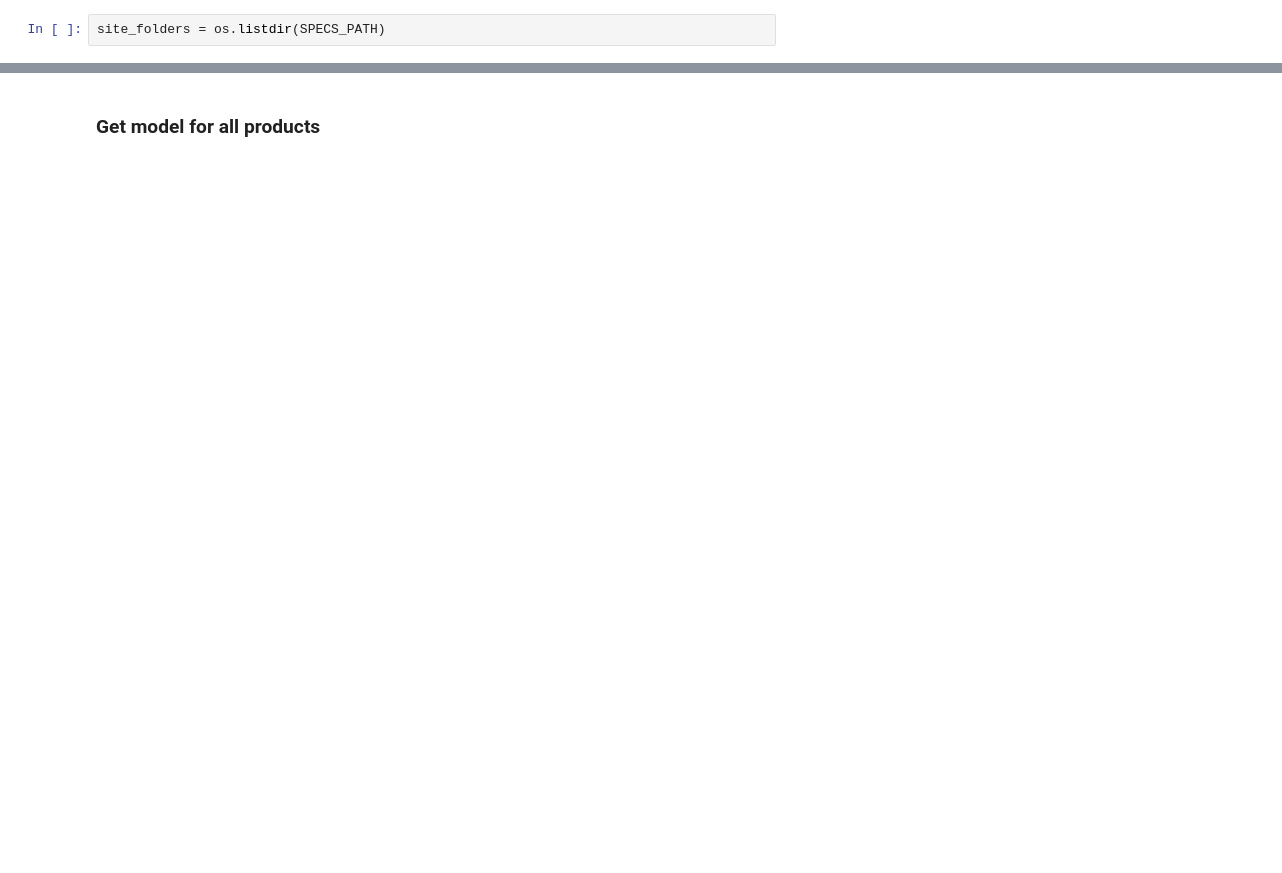
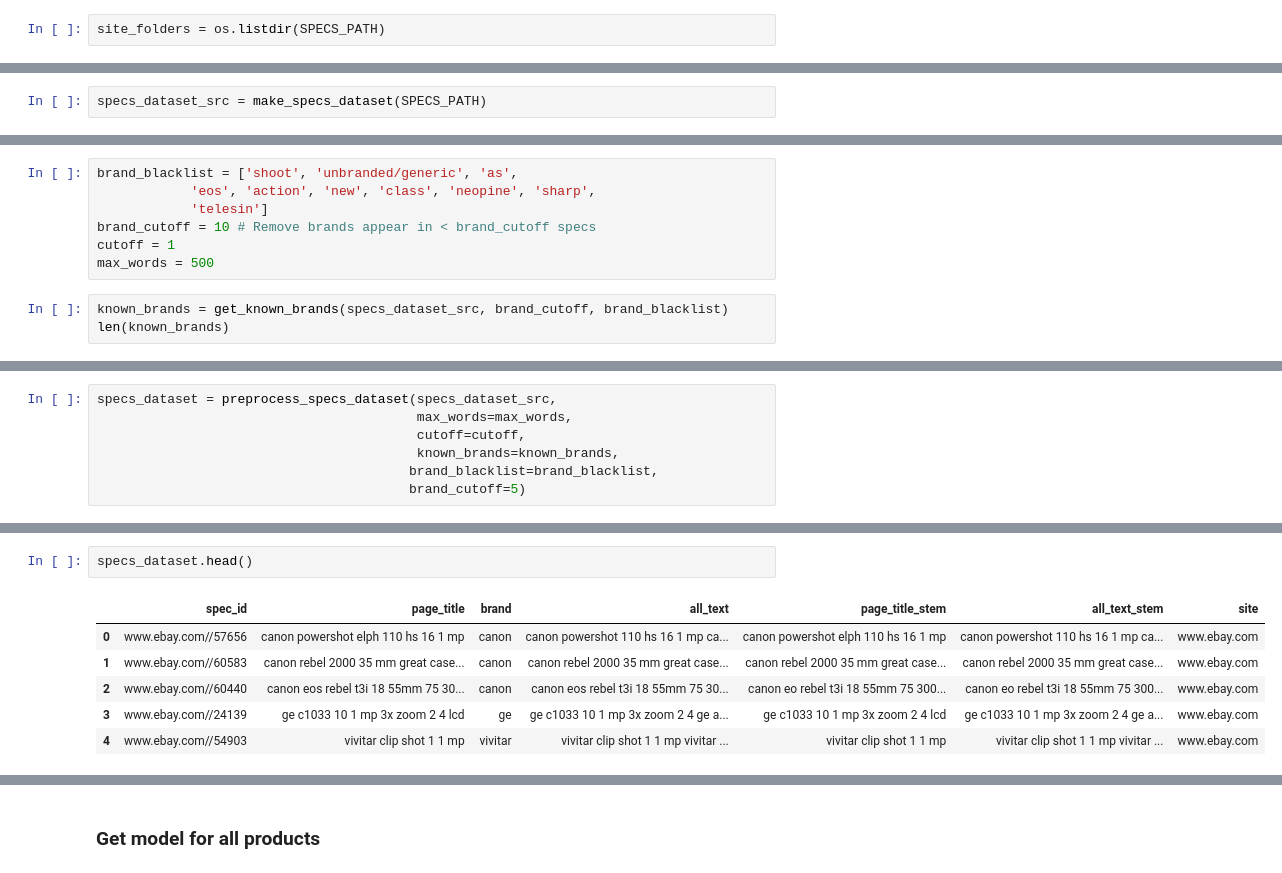
Before and after one commit to btseytlin/Sigmod-Competition, a Jupyter notebook: notebooks/second_method.ipynb, the cells around one changed output, grey strips where cells are left out. Cells and saved outputs as stored; diff of their text form; blank space fills up the shorter version.

```diff
--- a/notebooks/second_method.ipynb
+++ b/notebooks/second_method.ipynb
@@ -169,0 +63,2 @@ Please use `tqdm.notebook.tqdm` instead of `tqdm.tqdm_notebook`
+# %%
+specs_dataset_src = make_specs_dataset(SPECS_PATH)
@@ -169,0 +119,10 @@ Please use `tqdm.notebook.tqdm` instead of `tqdm.tqdm_notebook`
+# %%
+brand_blacklist = ['shoot', 'unbranded/generic', 'as',
+            'eos', 'action', 'new', 'class', 'neopine', 'sharp',
+            'telesin']
+brand_cutoff = 10 # Remove brands appear in < brand_cutoff specs
+cutoff = 1
+max_words = 500
+# %%
+known_brands = get_known_brands(specs_dataset_src, brand_cutoff, brand_blacklist)
+len(known_brands)
@@ -169,0 +154,7 @@ Please use `tqdm.notebook.tqdm` instead of `tqdm.tqdm_notebook`
+# %%
+specs_dataset = preprocess_specs_dataset(specs_dataset_src,
+                                         max_words=max_words,
+                                         cutoff=cutoff,
+                                         known_brands=known_brands,
+                                        brand_blacklist=brand_blacklist,
+                                        brand_cutoff=5)
@@ -169,0 +179,9 @@ Please use `tqdm.notebook.tqdm` instead of `tqdm.tqdm_notebook`
+# %%
+specs_dataset.head()
+# %% [output]
+|  | spec_id | page_title | brand | all_text | page_title_stem | all_text_stem | site |
+| 0 | www.ebay.com//57656 | canon powershot elph 110 hs 16 1 mp | canon | canon powershot 110 hs 16 1 mp ca... | canon powershot elph 110 hs 16 1 mp | canon powershot 110 hs 16 1 mp ca... | www.ebay.com |
+| 1 | www.ebay.com//60583 | canon rebel 2000 35 mm great case... | canon | canon rebel 2000 35 mm great case... | canon rebel 2000 35 mm great case... | canon rebel 2000 35 mm great case... | www.ebay.com |
+| 2 | www.ebay.com//60440 | canon eos rebel t3i 18 55mm 75 30... | canon | canon eos rebel t3i 18 55mm 75 30... | canon eo rebel t3i 18 55mm 75 300... | canon eo rebel t3i 18 55mm 75 300... | www.ebay.com |
+| 3 | www.ebay.com//24139 | ge c1033 10 1 mp 3x zoom 2 4 lcd | ge | ge c1033 10 1 mp 3x zoom 2 4 ge a... | ge c1033 10 1 mp 3x zoom 2 4 lcd | ge c1033 10 1 mp 3x zoom 2 4 ge a... | www.ebay.com |
+| 4 | www.ebay.com//54903 | vivitar clip shot 1 1 mp | vivitar | vivitar clip shot 1 1 mp vivitar ... | vivitar clip shot 1 1 mp | vivitar clip shot 1 1 mp vivitar ... | www.ebay.com |
```
Also changed, not shown: parts of 90 cells of this notebook, 3 other files.
